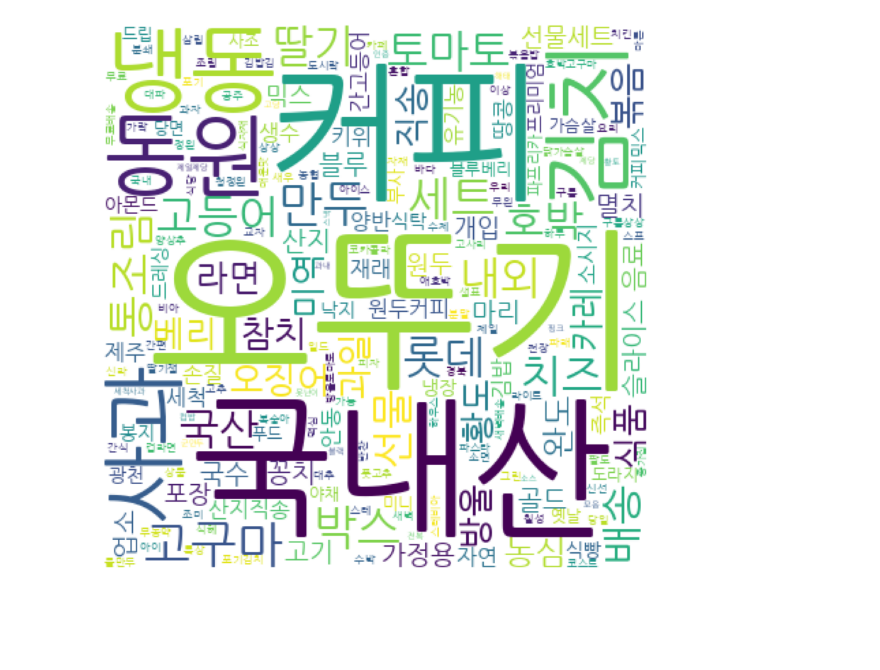
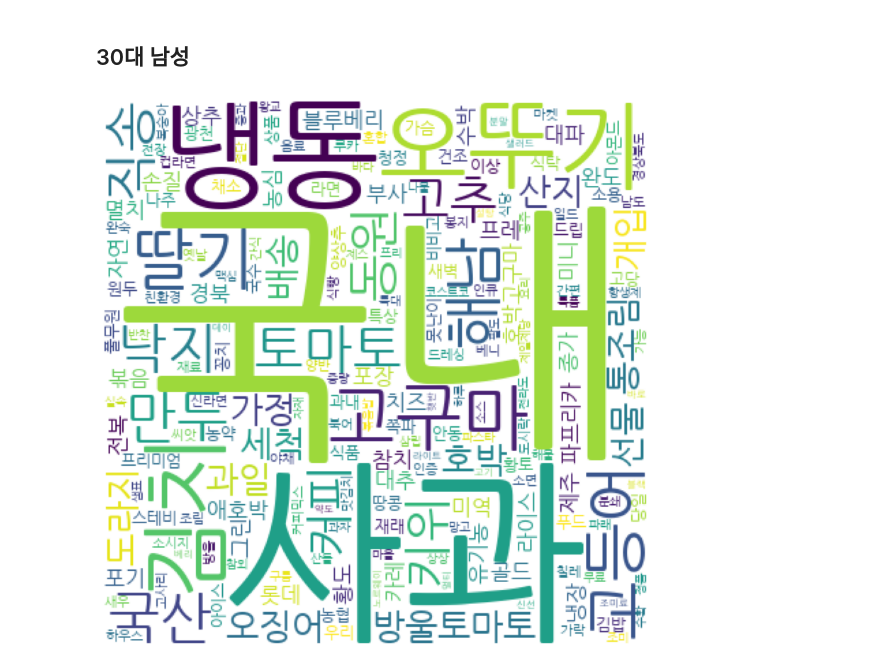
Before and after one commit to Seojiii/kurly_project, a Jupyter notebook: 0317_js_wordcloud.ipynb, the cells around one changed output. Drawn from its saved outputs; the diff is of its cells as text; code cells hidden in the pictures; blank space fills up the shorter version.

Commit message:
wordcloud 추가(20, 30, 40 여성)

```diff
--- a/0317_js_wordcloud.ipynb
+++ b/0317_js_wordcloud.ipynb
@@ -41,3 +64,0 @@ import pandas as pd
-# %%
-mpl.rc("font", family = "NanumGothic")
-mpl.rc("axes", unicode_minus=False)
@@ -163,0 +65,20 @@ dic_word
+# %%
+# ZIP 파일 경로
+zip_file_path = 'kurly.zip'
+# ZIP 파일 열기
+with zipfile.ZipFile(zip_file_path) as z:
+    # ZIP 파일 내에서 'total.csv' 찾기
+    with z.open('kurly.csv') as csv_file:
+        # CSV 파일을 Pandas DataFrame으로 읽기
+        df = pd.read_csv(csv_file)
+# 한글을 제외한 문자 공백으로 대체
+df['CleanedItemName'] = df['CleanedItemName'].str.replace('[^가-힣]', ' ', regex=True)
+df['CleanedItemName'] = df['CleanedItemName'].str.replace('내외|마리|세트|개수|박스', ' ', regex=True)
+# 연령대와 성별로 그룹화
+grouped = df.groupby(['AgeGroup', 'Gender'])
+# 각 그룹별 데이터프레임을 별도로 저장하기 위한 변수 생성
+globals().update({f'df_{age}_{gender}': group_df.reset_index(drop=True) for (age, gender), group_df in grouped})
+
+# tqdm.pandas()를 사용하여 pandas의 apply 함수에 진행 상황 바 적용
+tqdm.pandas()
+okt = Okt()
@@ -164,12 +114,25 @@ dic_word
+# %% [markdown]
+## 30대 남성
 # %%
+nouns = df_30s_남성['CleanedItemName'].progress_apply(okt.nouns)
+# 각 명사를 별도의 행으로 전개
+nouns = nouns.explode()
+# 글자수 2개 이하 제거(불필요하게 짧은 단어를 분석에서 제외하기 위함)
+df_word = pd.DataFrame({'word': nouns})
+df_word['count'] = df_word['word'].str.len()
+df_word = df_word.query('count >= 2')
+# 글자별 빈도 계산
+df_word = df_word.groupby('word', as_index=False).count().sort_values('count', ascending=False)
+# 최종적으로 생성된 단어와 빈도수 데이터프레임을 딕셔너리로 변환
+dic_word = df_word.set_index('word').to_dict()['count']
+# 워드클라우드 만들기
 wc = WordCloud(random_state = 123, font_path = 'NanumGothic', width = 400,
                height = 400, background_color = 'white')
-
 img_wordcloud = wc.generate_from_frequencies(dic_word)
-
 plt.figure(figsize = (10, 10)) # 크기 지정하기
 plt.axis('off') # 축 없애기
 plt.imshow(img_wordcloud) # 결과 보여주기
-plt.savefig('동감_워드클라우드') # 파일 저장
+# 이름 바꿔
+plt.savefig('30s_남성_wordcloud') # 파일 저장
 # %% [output]
-[figure, old version]
+[figure, new version]
```
Also changed, not shown: parts of 16 cells of this notebook.
